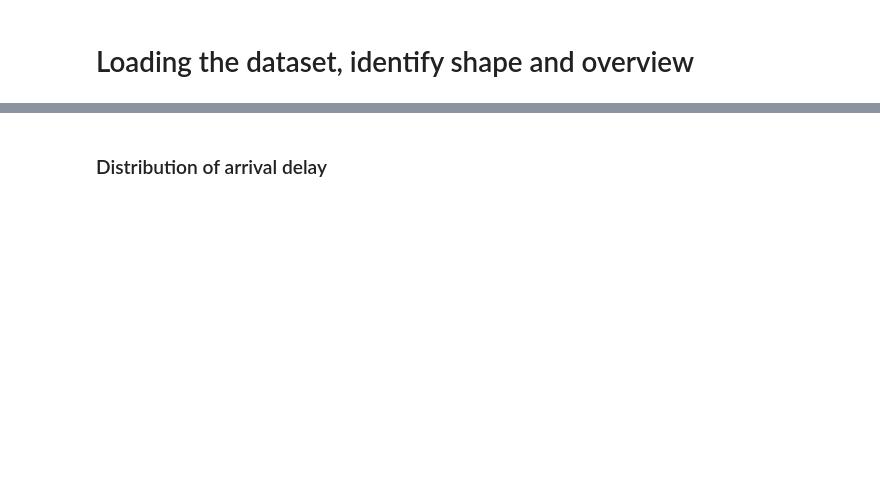
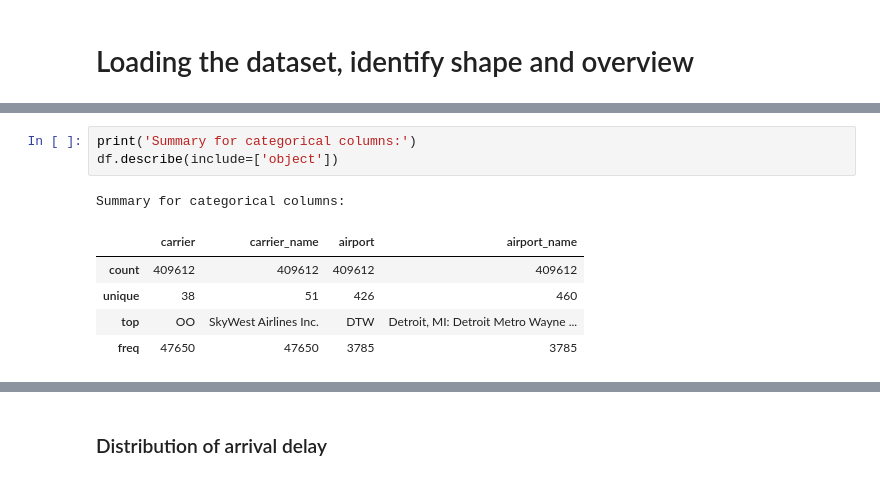
Before and after one commit to shakhbozmn/flight-delay-prediction, a Jupyter notebook: flight_delay_analysis.ipynb, the cells around one changed output, grey strips where cells are left out. Drawn from its saved outputs; the diff is of its cells as text; blank space fills up the shorter version.

```diff
--- a/flight_delay_analysis.ipynb
+++ b/flight_delay_analysis.ipynb
@@ -102,0 +78,10 @@ dtype: int64
+# %%
+print('Summary for categorical columns:')
+df.describe(include=['object'])
+# %% [output]
+Summary for categorical columns:
+|  | carrier | carrier_name | airport | airport_name |
+| count | 409612 | 409612 | 409612 | 409612 |
+| unique | 38 | 51 | 426 | 460 |
+| top | OO | SkyWest Airlines Inc. | DTW | Detroit, MI: Detroit Metro Wayne ... |
+| freq | 47650 | 47650 | 3785 | 3785 |
```
Also changed, not shown: parts of 55 cells of this notebook.
